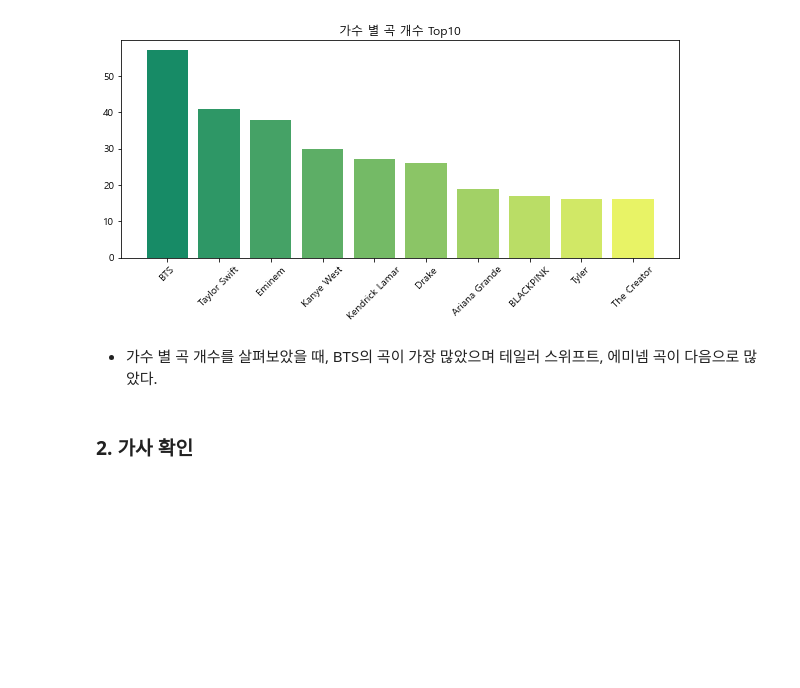
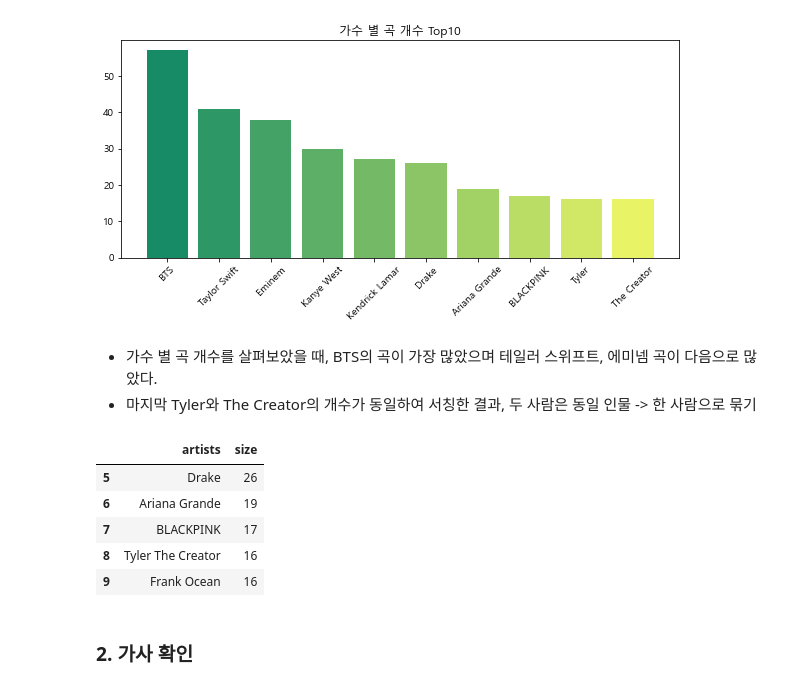
Before and after one commit to AIVLE-School-first-Big-Project/Your-Feelings, a Jupyter notebook: dataAnalysis/music_EDA.ipynb, the cells around one changed output. Saved outputs shown, nothing was run; the diff lists cells and outputs as text; code cells hidden in the pictures; blank space fills up the shorter version.

```diff
--- a/dataAnalysis/music_EDA.ipynb
+++ b/dataAnalysis/music_EDA.ipynb
@@ -100,3 +104,4 @@ plt.show()
 [figure]
 # %% [markdown]
 - 가수 별 곡 개수를 살펴보았을 때, BTS의 곡이 가장 많았으며 테일러 스위프트, 에미넴 곡이 다음으로 많았다.
+- 마지막 Tyler와 The Creator의 개수가 동일하여 서칭한 결과, 두 사람은 동일 인물 -> 한 사람으로 묶기
@@ -103,3 +110,18 @@ plt.show()
+# %%
+# Tyler, The Creator 전처리 후, top10
+artists_cnt = [artist.strip() for artist in ','.join(list(data['artists'])).split(",")]
+artists_freq = Counter(artists_cnt)
+
+# top10
+artists_freq = pd.DataFrame(artists_freq.most_common(10), columns = ['artists', 'size'])
+artists_freq.tail()
+# %% [output]
+|  | artists | size |
+| 5 | Drake | 26 |
+| 6 | Ariana Grande | 19 |
+| 7 | BLACKPINK | 17 |
+| 8 | Tyler The Creator | 16 |
+| 9 | Frank Ocean | 16 |
 # %% [markdown]
 ### 2. 가사 확인
 # %%
```
Also changed, not shown: parts of 16 cells of this notebook, 2 other files.
